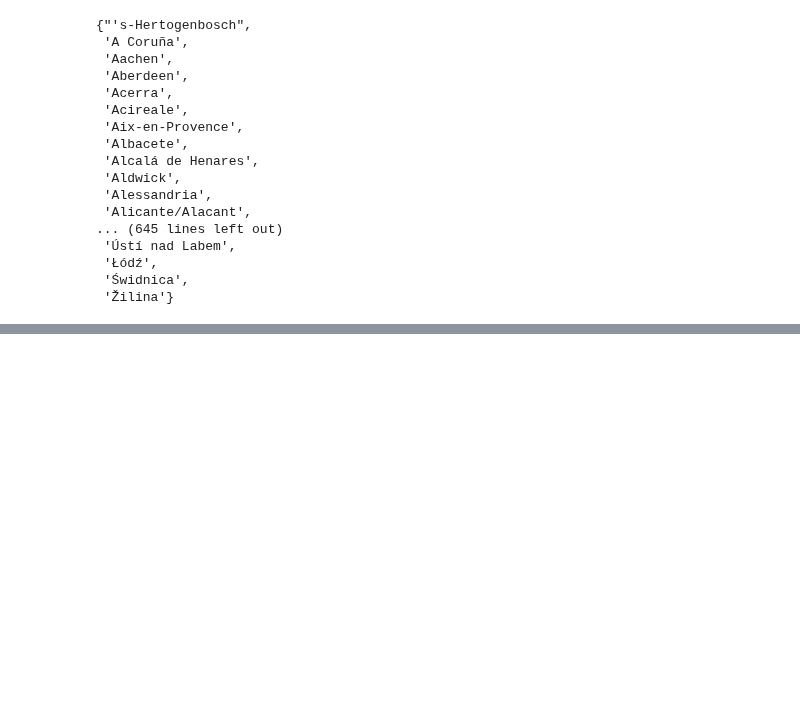
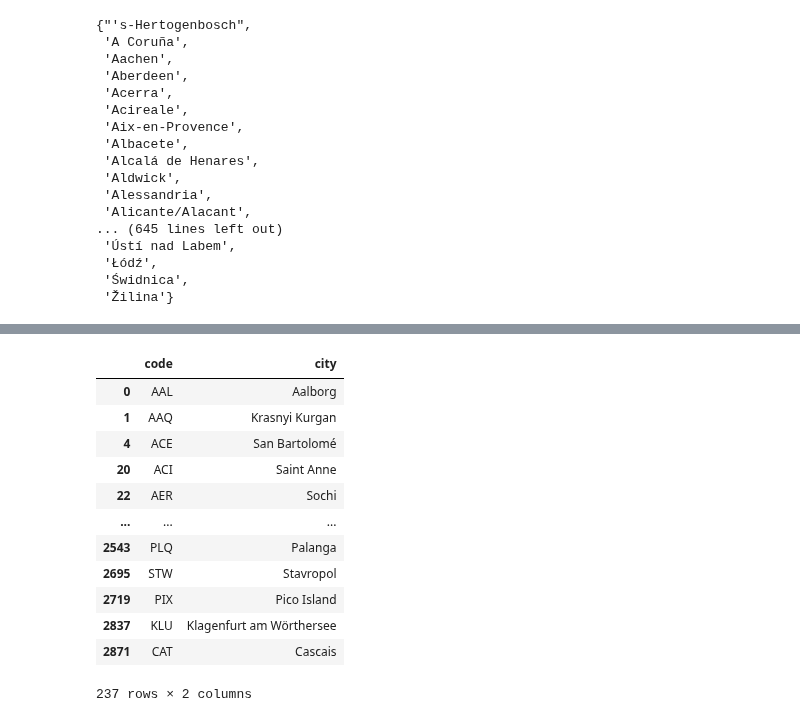
Before and after one commit to RabDou44/DOPP_group18, a Jupyter notebook: final notebook/comparing_train_airport_cities.ipynb, the cells around one changed output, grey strips where cells are left out. Drawn from its saved outputs; the diff is of its cells as text; code cells hidden in the pictures; blank space fills up the shorter version.

Commit message:
matching cities

```diff
--- a/final notebook/comparing_train_airport_cities.ipynb
+++ b/final notebook/comparing_train_airport_cities.ipynb
@@ -178,6 +196,6 @@ Import of train routes preprocessed in "Rail transport performance.ipnyb"
 # %%
-trains  = pd.read_csv('./datasets/train_routes.csv')
-train_cities = pd.read_csv("./datasets/train_cities.csv")
+trains  = pd.read_csv('../datasets/train_routes.csv')
+train_cities = pd.read_csv("../datasets/train_cities.csv")
 trains = trains.iloc[:,1:]
 train_cities
 # %% [output]
@@ -195,7 +213,7 @@ train_cities
 | 660 | Zaragoza |
 661 rows × 1 columns
 # %%
-airport_cities_set  =set(airport_cites[0])
+airport_cities_set  =set(airport_cities["city"])
 airport_cities_set
 train_cities_set  =set(train_cities["city"])
 train_cities_set
@@ -228,3 +240,9 @@ Names we have in both
 # %%
-airport_cities_set & train_cities_set
+airport_train_cities = airport_cities_set & train_cities_set
+airport_cities_only = airport_cities_set - train_cities_set
+train_cities_only = train_cities_set - airport_cities_set
+
+pd.DataFrame([{"Both":len(airport_train_cities),
+              "Airport": len(airport_cities_only),
+              "Train": len(train_cities_only)}])
 # %% [output]
@@ -247,0 +255,4 @@ airport_cities_set & train_cities_set
+# %%
+flight_routes = pd.read_csv("../datasets/flight_times_extended.csv")
+flight_routes = flight_routes.iloc[:,1:]
+flight_routes.iloc[:,2:].head()
@@ -247,0 +306,23 @@ airport_cities_set & train_cities_set
+# %%
+# train_cities["city"].isin(train_cities_only)
+
+# subsetting data for reedition/mapping - TRAINS | AIRPORTS
+TRAIN_CITIES = get_mapping_train(train_cities, train_cities_only)
+# TRAIN_CITIES
+
+AIRPORTS = get_mapping_airport(flight_routes, airport_cities_only)
+AIRPORTS
+# %% [output]
+|  | code | city |
+| 0 | AAL | Aalborg |
+| 1 | AAQ | Krasnyi Kurgan |
+| 4 | ACE | San Bartolomé |
+| 20 | ACI | Saint Anne |
+| 22 | AER | Sochi |
+| ... | ... | ... |
+| 2543 | PLQ | Palanga |
+| 2695 | STW | Stavropol |
+| 2719 | PIX | Pico Island |
+| 2837 | KLU | Klagenfurt am Wörthersee |
+| 2871 | CAT | Cascais |
+237 rows × 2 columns
```
Also changed, not shown: parts of 15 cells of this notebook.
